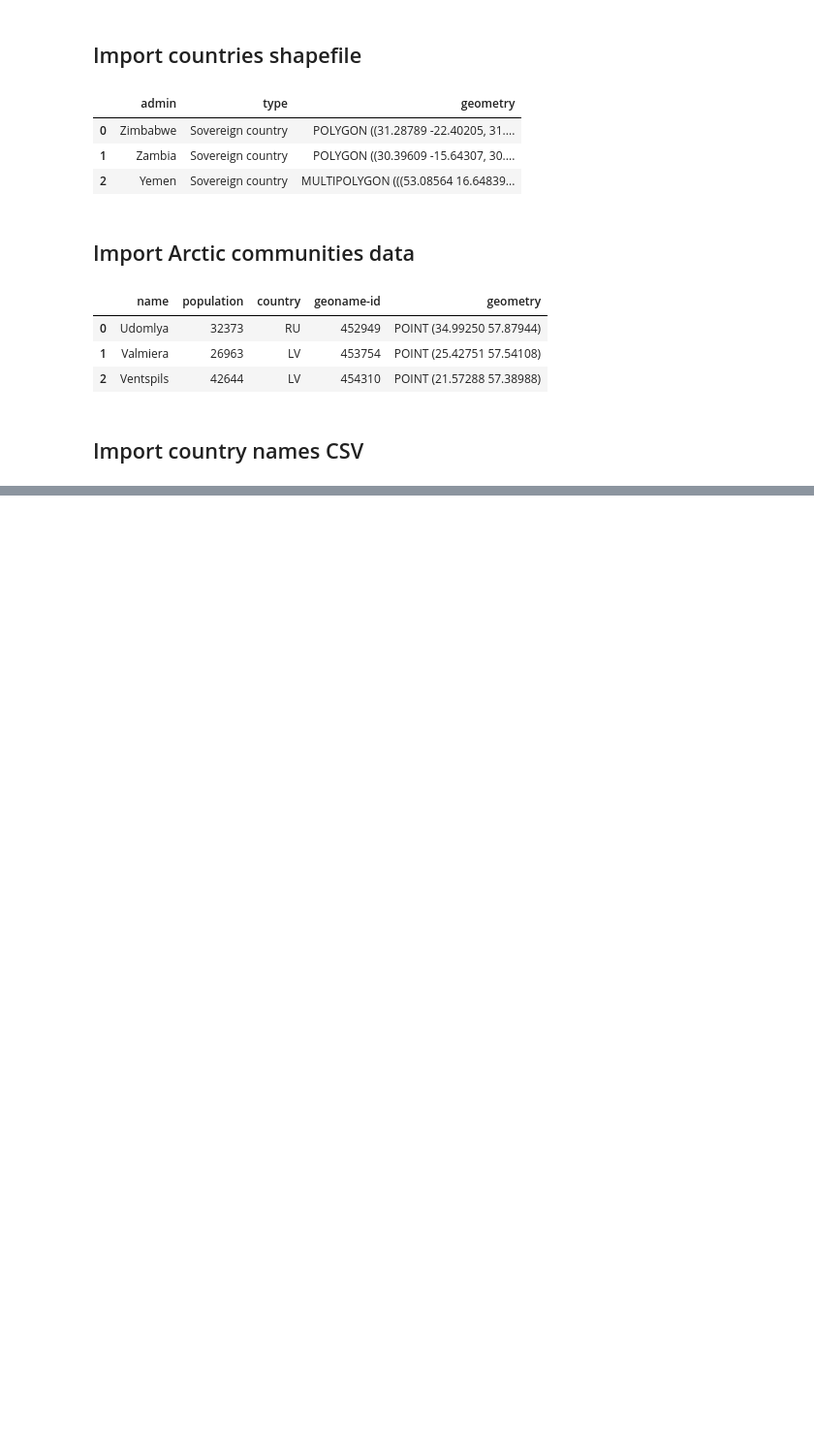
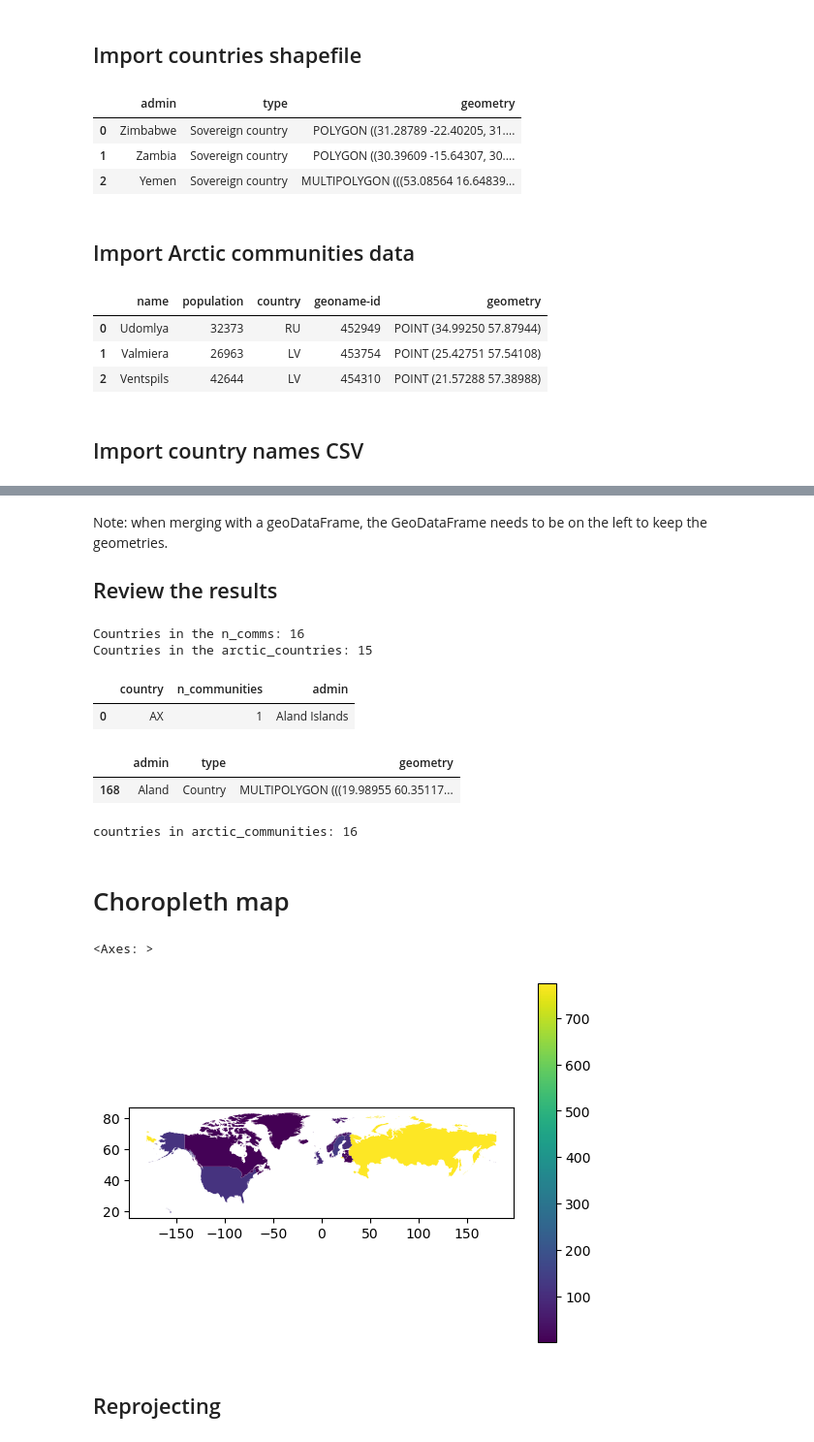
Before and after one commit to eowen19/eds220-in-class, a Jupyter notebook: week-6-merge-reproject.ipynb, the cells around one changed output, grey strips where cells are left out. Shown at 97% size. Drawn from its saved outputs; the diff is of its cells as text; code cells hidden in the pictures; blank space fills up the shorter version.

Commit message:
in class merge

```diff
--- a/week-6-merge-reproject.ipynb
+++ b/week-6-merge-reproject.ipynb
@@ -69,0 +108,3 @@ country_names.head(3)
+# %%
+# create dataframe with number of communities per country
+n_comms = communities.groupby('country').size().reset_index(name = 'n_communities')
@@ -69,0 +163,7 @@ country_names.head(3)
+# %%
+n_comms = pd.merge(n_comms,
+                   country_names,
+                   how='left',
+                   on='country')
+
+n_comms
@@ -69,0 +218,41 @@ country_names.head(3)
+# %% [markdown]
+Note: when merging with a geoDataFrame, the GeoDataFrame needs to be on the left to keep the geometries.
+
+## Review the results
+# %%
+print(f"Countries in the n_comms: {len(n_comms)}")
+print(f"Countries in the arctic_countries: {len(arctic_countries)}")
+# %% [output]
+Countries in the n_comms: 16
+Countries in the arctic_countries: 15
+# %%
+# countries in n_comms without a match in countries
+n_comms[~n_comms['admin'].isin(countries['admin'])]
+# %% [output]
+|  | country | n_communities | admin |
+| 0 | AX | 1 | Aland Islands |
+# %%
+countries[countries['admin'].str.contains('Aland')]
+# %% [output]
+|  | admin | type | geometry |
+| 168 | Aland | Country | MULTIPOLYGON (((19.98955 60.35117... |
+# %%
+# match the name used in the countries data
+n_comms['admin']=n_comms['admin'].replace('Aland Islands', 'Aland')
+
+#merge again
+arctic_countries = countries.merge(n_comms, how='inner', on = 'admin')
+
+print(f"countries in arctic_communities: {len(arctic_countries)}")
+# %% [output]
+countries in arctic_communities: 16
+# %% [markdown]
+# Choropleth map
+# %%
+arctic_countries.plot(column='n_communities',
+                      legend=True)
+# %% [output]
+<Axes: >
+[figure, added]
+# %% [markdown]
+## Reprojecting
```
Also changed, not shown: parts of 21 cells of this notebook.
